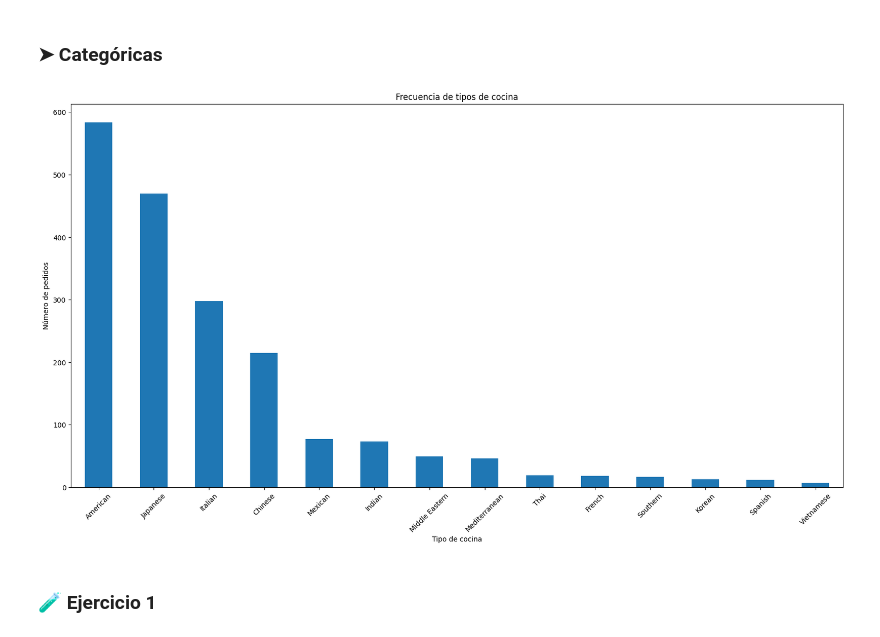
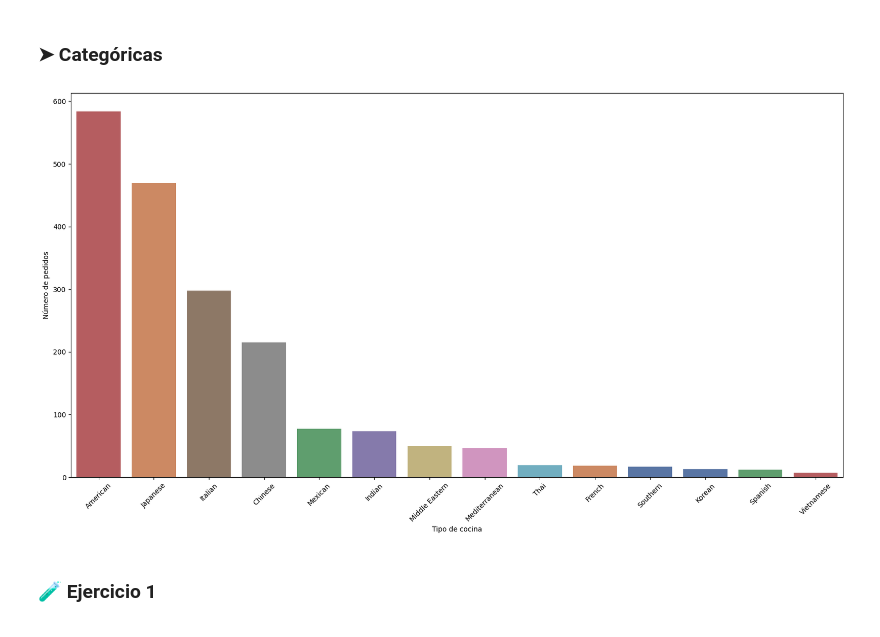
Before and after one commit to Antonio-Tresol/datascience_coursework, a Jupyter notebook: homework_eda/EDA_FoodHub_Guia_de_Estudio.ipynb, the cells around one changed output. Cells and saved outputs as stored; diff of their text form; code cells hidden in the pictures.

```diff
--- a/homework_eda/EDA_FoodHub_Guia_de_Estudio.ipynb
+++ b/homework_eda/EDA_FoodHub_Guia_de_Estudio.ipynb
@@ -156,17 +156,21 @@ foodhub_orders_data_correct_types[str_columns].describe()
 # %% [markdown]
 ### ➤ Categóricas
 # %%
-foodhub_orders_data["cuisine_type"].value_counts().plot(
-    kind="bar",
-    figsize=(20, 10),
-    title="Frecuencia de tipos de cocina",
+plt.figure(figsize=(20, 10))
+bar_order = foodhub_orders_data["cuisine_type"].value_counts().index
+sns.countplot(
+    data=foodhub_orders_data,
+    x="cuisine_type",
+    hue="cuisine_type",
+    order=bar_order,
+    palette="deep",
 )
 plt.ylabel("Número de pedidos")
 plt.xlabel("Tipo de cocina")
 plt.xticks(rotation=45)
 plt.show()
 # %% [output]
-[figure, old version]
+[figure, new version]
 # %% [markdown]
 ### 🧪 Ejercicio 1
 # %% [markdown]
```
Also changed, not shown: parts of 40 cells of this notebook.
